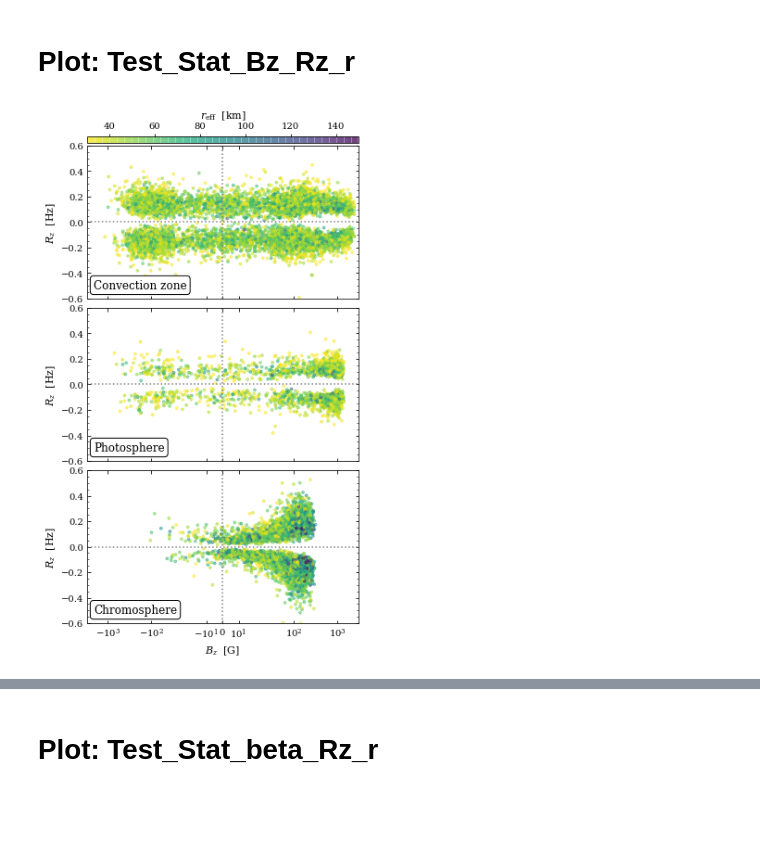
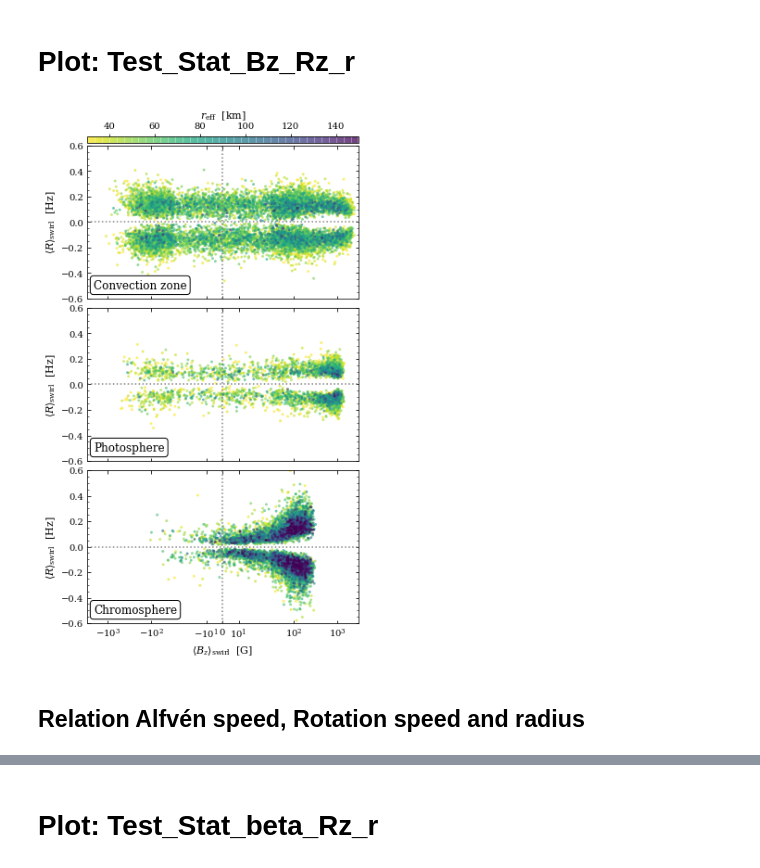
Before and after one commit to jcanivete/my_paperV, a Jupyter notebook: Test_Statistics/Test_Statistics.ipynb, the cells around one changed output, grey strips where cells are left out. Saved outputs shown, nothing was run; the diff lists cells and outputs as text; code cells hidden in the pictures; blank space fills up the shorter version.

```diff
--- a/Test_Statistics/Test_Statistics.ipynb
+++ b/Test_Statistics/Test_Statistics.ipynb
@@ -23,20 +23,20 @@ plt.rcParams['axes.labelsize'] = 11
 plt.rcParams['axes.titlesize'] = 11
 plt.rcParams['xtick.labelsize'] = 10
 plt.rcParams['ytick.labelsize'] = 10
-plt.rcParams['legend.fontsize'] = 11
+plt.rcParams['legend.fontsize'] = 9
 plt.rcParams['figure.titlesize'] = 11
 plt.rcParams['font.family'] = 'serif'
 plt.rcParams['mathtext.fontset'] = 'dejavuserif'
 # %% [markdown]
 # Load data
 # %%
-dz = 2
+dz = 1
 snapshots = range(240,7201,240)
 zrange = np.arange(0,131,dz)
 
 data = []
 for t in snapshots:
-    data.append(np.load('data/vortexdata5_t'+str(t).zfill(4)+'.npy'))
+    data.append(np.load('newdata/vortexdata_t'+str(t).zfill(4)+'_final.npy'))
 
 data_all = np.vstack(data)
 
@@ -57,5 +57,6 @@ Bz = data_all[:,13]
 Bz_std = data_all[:,14]
 MSz = data_all[:,15]
 MSz_std = data_all[:,16]
+period = 4.*np.pi/np.abs(rortex)
 # %% [markdown]
 # Plot Test_stats_z
@@ -232,7 +232,7 @@ plt.colorbar()
 %matplotlib inline
 fig, axes = plt.subplots(ncols=1, nrows=3, figsize=(5,8), sharex=True, sharey=True)
 
-s=8
+s=4
 alpha=0.5
 vmin=30
 vmax = 150
@@ -271,7 +271,10 @@ T_phot = 4.*np.pi/np.abs(rortex_phot)
 ######################################
 
 ax = axes[0]
-
+arg = np.argsort(radius_conv)
+Bz_conv = Bz_conv[arg]
+rortex_conv = rortex_conv[arg]
+radius_conv = radius_conv[arg]
 # Plot
 im = ax.scatter(Bz_conv,
                 rortex_conv,
@@ -283,11 +286,20 @@ im = ax.scatter(Bz_conv,
                 marker=marker,
                 cmap=cmap)
 
+H, xedges, yedges = np.histogram2d(Bz_conv,
+                                   rortex_conv,
+                                   bins=30)
+
+xedges = 0.5*(xedges[1:] + xedges[:-1])
+yedges = 0.5*(yedges[1:] + yedges[:-1])
+#ax.contour(xedges, yedges, H.T, levels=[int(H.max()*2./5.),int(H.max()*4./5.)], origin='lower', colors='silver')
+
+
 # Title
 #ax.set_title('Convection')
 
 # Labels
-ax.set_ylabel(r'$R_z~~[{\rm Hz}]$')
+ax.set_ylabel(r'$\langle R \rangle_{\rm swirl}~~[{\rm Hz}]$')
 
 # Axis
 ax.set_xlim(-3000,3000)
@@ -314,6 +326,10 @@ ax.text(-2.1e3,
 
 ax = axes[1]
 
+arg = np.argsort(radius_phot)
+Bz_phot = Bz_phot[arg]
+rortex_phot = rortex_phot[arg]
+radius_phot = radius_phot[arg]
 # Plot
 im = ax.scatter(Bz_phot,
                 rortex_phot,
@@ -325,11 +341,19 @@ im = ax.scatter(Bz_phot,
                 marker=marker,
                 cmap=cmap)
 
+H, xedges, yedges = np.histogram2d(Bz_phot,
+                                   rortex_phot,
+                                   bins=30)
+
+xedges = 0.5*(xedges[1:] + xedges[:-1])
+yedges = 0.5*(yedges[1:] + yedges[:-1])
+#ax.contour(xedges, yedges, H.T, levels=[int(H.max()*2./5.),int(H.max()*4./5.)], origin='lower', colors='silver')
+
 # Title
 #ax.set_title('Photosphere')
 
 # Labels
-ax.set_ylabel(r'$R_z~~[{\rm Hz}]$')
+ax.set_ylabel(r'$\langle R \rangle_{\rm swirl}~~[{\rm Hz}]$')
 
 # Axis
 #ax.set_xlim(-300,1000)
@@ -355,6 +379,10 @@ ax.text(-2.1e3,
 
 ax = axes[2]
 
+arg = np.argsort(radius_chrom)
+Bz_chrom = Bz_chrom[arg]
+rortex_chrom = rortex_chrom[arg]
+radius_chrom = radius_chrom[arg]
 # Plot
 im = ax.scatter(Bz_chrom,
                 rortex_chrom,
@@ -366,12 +394,21 @@ im = ax.scatter(Bz_chrom,
                 marker=marker,
                 cmap=cmap)
 
+
+H, xedges, yedges = np.histogram2d(Bz_chrom,
+                                   rortex_chrom,
+                                   bins=30)
+
+xedges = 0.5*(xedges[1:] + xedges[:-1])
+yedges = 0.5*(yedges[1:] + yedges[:-1])
+#ax.contour(xedges, yedges, H.T, levels=[int(H.max()*2./5.),int(H.max()*4./5.)], origin='lower', colors='silver')
+
 # Title
 #ax.set_title('Chromosphere')
 
 # Labels
-ax.set_ylabel(r'$R_z~~[{\rm Hz}]$')
-ax.set_xlabel(r'$B_z~~[{\rm G}]$')
+ax.set_ylabel(r'$\langle R \rangle_{\rm swirl}~~[{\rm Hz}]$')
+ax.set_xlabel(r'$\langle B_z \rangle_{\rm swirl}~~[{\rm G}]$')
 
 # Axis
 #ax.set_xlim(-300,1000)
@@ -381,32 +418,34 @@ ax.axhline(0, linestyle=':', color='Gray')
 
 # Ticks
 ax.tick_params(axis="both", direction="in", which="both", right=True, top=True)
 ax.minorticks_on()
 
 # Add text
 ax.text(-2.1e3,
         -0.52,
         r'Chromosphere',
         size=12,
         bbox=dict(boxstyle="round",
                   fc=(1.0, 1.0, 1.0),
                   ec=(0.0, 0.0, 0.0),)
        )
 
 #####################################
 
 # Colorbar
 
 cb_ax = fig.add_axes([0.157, 0.98, 0.814, 0.012])
 cbar = fig.colorbar(im, cax=cb_ax, orientation='horizontal')
 cbar.set_label(r'$r_{\rm eff}~~[{\rm km}]$')
 cbar.ax.xaxis.set_ticks_position('top')
 cbar.ax.xaxis.set_label_position('top')
 #####################################
 
 fig.tight_layout(h_pad=0.1)
 #fig.savefig('../Figures/Test_Stat_Bz_Rz_r.pdf', bbox_inches = 'tight', pad_inches = 0.01)
 #fig.savefig('../Figures/Test_Stat_Bz_Rz_r.png', dpi=200, bbox_inches = 'tight', pad_inches = 0.01)
-fig.savefig('../Figures/Test_Stat_Bz_Rz_r_relax.png', dpi=200, bbox_inches = 'tight', pad_inches = 0.01)
+fig.savefig('../Figures/Test_Stat_Bz_Rz_r.png', dpi=200, bbox_inches = 'tight', pad_inches = 0.2)
 # %% [output]
-[figure, old version]
+[figure, new version]
+# %% [markdown]
+## Relation Alfvén speed, Rotation speed and radius
```
Also changed, not shown: parts of 35 cells of this notebook, 5 other files.
